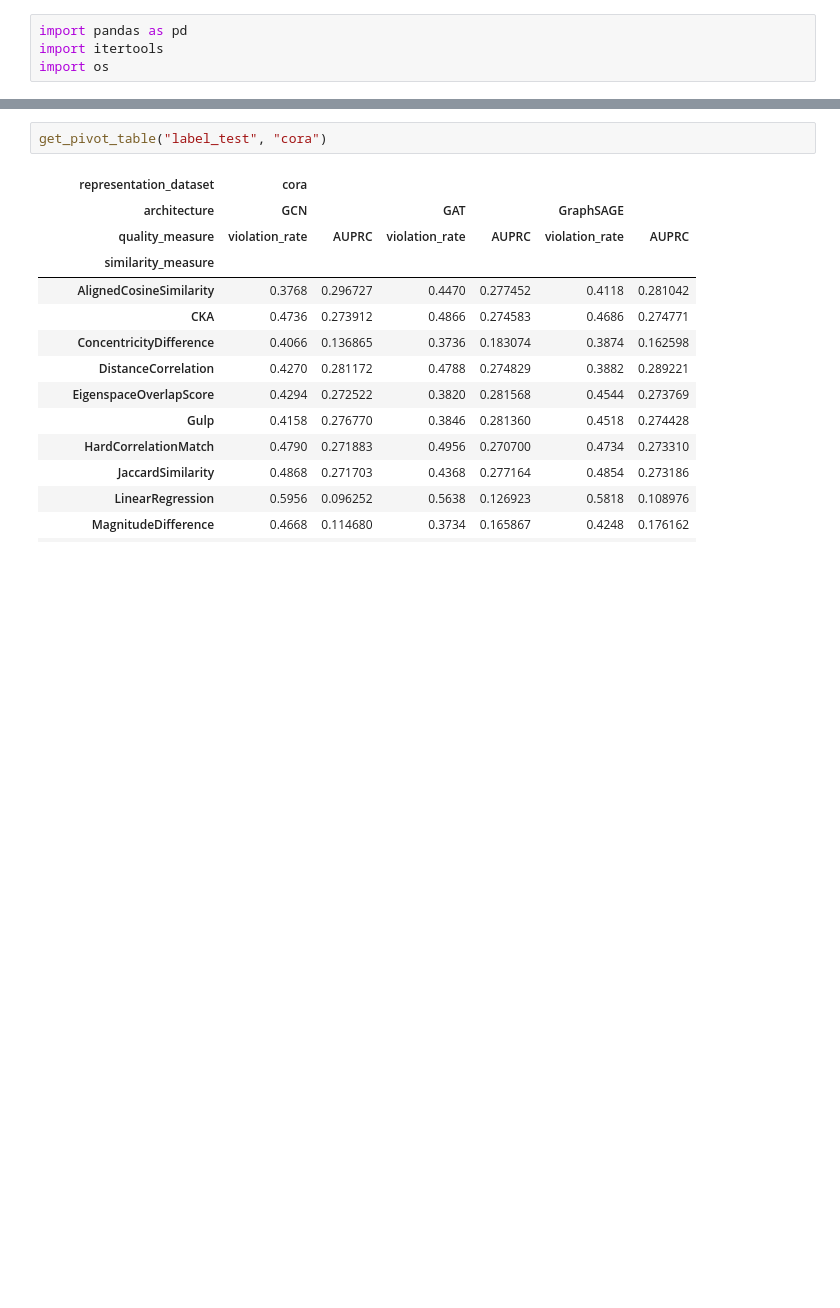
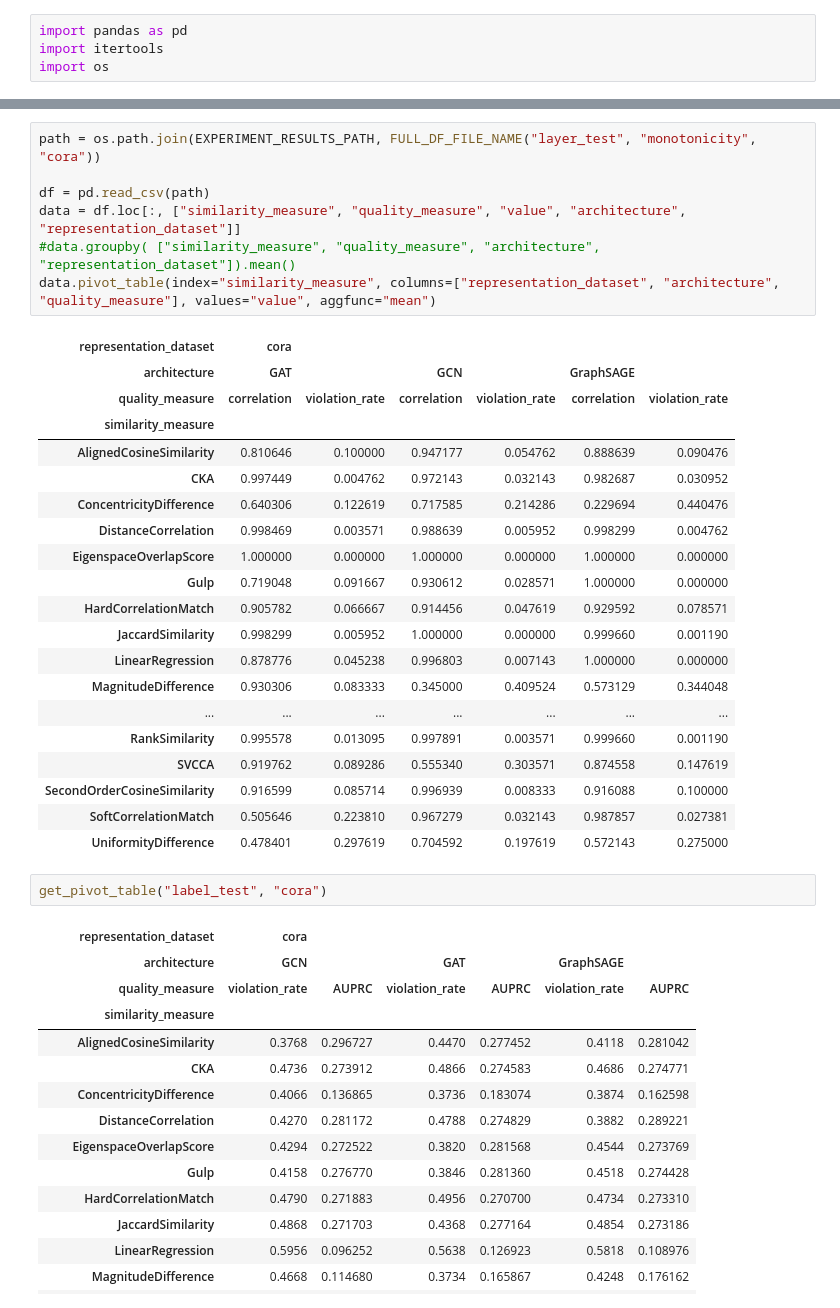
Before and after one commit to TaWald/similaritybench, a Jupyter notebook: graphs/notebooks/tables.ipynb, the cells around one changed output, grey strips where cells are left out. Cells and saved outputs as stored; diff of their text form; blank space fills up the shorter version.

```diff
--- a/graphs/notebooks/tables.ipynb
+++ b/graphs/notebooks/tables.ipynb
@@ -77,3 +107,31 @@ get_agg_pivot_table("shortcut_test", ["cora", "flickr", "ogbn-arxiv"])
+# %%
+path = os.path.join(EXPERIMENT_RESULTS_PATH, FULL_DF_FILE_NAME("layer_test", "monotonicity", "cora"))
+
+df = pd.read_csv(path)
+data = df.loc[:, ["similarity_measure", "quality_measure", "value", "architecture", "representation_dataset"]]
+#data.groupby( ["similarity_measure", "quality_measure", "architecture", "representation_dataset"]).mean()
+data.pivot_table(index="similarity_measure", columns=["representation_dataset", "architecture", "quality_measure"], values="value", aggfunc="mean")
+# %% [output]
+| representation_dataset | cora |  |  |  |  |  |
+| architecture | GAT |  | GCN |  | GraphSAGE |  |
+| quality_measure | correlation | violation_rate | correlation | violation_rate | correlation | violation_rate |
+| similarity_measure |  |  |  |  |  |  |
+| AlignedCosineSimilarity | 0.810646 | 0.100000 | 0.947177 | 0.054762 | 0.888639 | 0.090476 |
+| CKA | 0.997449 | 0.004762 | 0.972143 | 0.032143 | 0.982687 | 0.030952 |
+| ConcentricityDifference | 0.640306 | 0.122619 | 0.717585 | 0.214286 | 0.229694 | 0.440476 |
+| DistanceCorrelation | 0.998469 | 0.003571 | 0.988639 | 0.005952 | 0.998299 | 0.004762 |
+| EigenspaceOverlapScore | 1.000000 | 0.000000 | 1.000000 | 0.000000 | 1.000000 | 0.000000 |
+| Gulp | 0.719048 | 0.091667 | 0.930612 | 0.028571 | 1.000000 | 0.000000 |
+| HardCorrelationMatch | 0.905782 | 0.066667 | 0.914456 | 0.047619 | 0.929592 | 0.078571 |
+| JaccardSimilarity | 0.998299 | 0.005952 | 1.000000 | 0.000000 | 0.999660 | 0.001190 |
+| LinearRegression | 0.878776 | 0.045238 | 0.996803 | 0.007143 | 1.000000 | 0.000000 |
+| MagnitudeDifference | 0.930306 | 0.083333 | 0.345000 | 0.409524 | 0.573129 | 0.344048 |
+| ... | ... | ... | ... | ... | ... | ... |
+| RankSimilarity | 0.995578 | 0.013095 | 0.997891 | 0.003571 | 0.999660 | 0.001190 |
+| SVCCA | 0.919762 | 0.089286 | 0.555340 | 0.303571 | 0.874558 | 0.147619 |
+| SecondOrderCosineSimilarity | 0.916599 | 0.085714 | 0.996939 | 0.008333 | 0.916088 | 0.100000 |
+| SoftCorrelationMatch | 0.505646 | 0.223810 | 0.967279 | 0.032143 | 0.987857 | 0.027381 |
+| UniformityDifference | 0.478401 | 0.297619 | 0.704592 | 0.197619 | 0.572143 | 0.275000 |
 # %%
 get_pivot_table("label_test", "cora")
 # %% [output]
```
Also changed, not shown: parts of 7 cells of this notebook.
